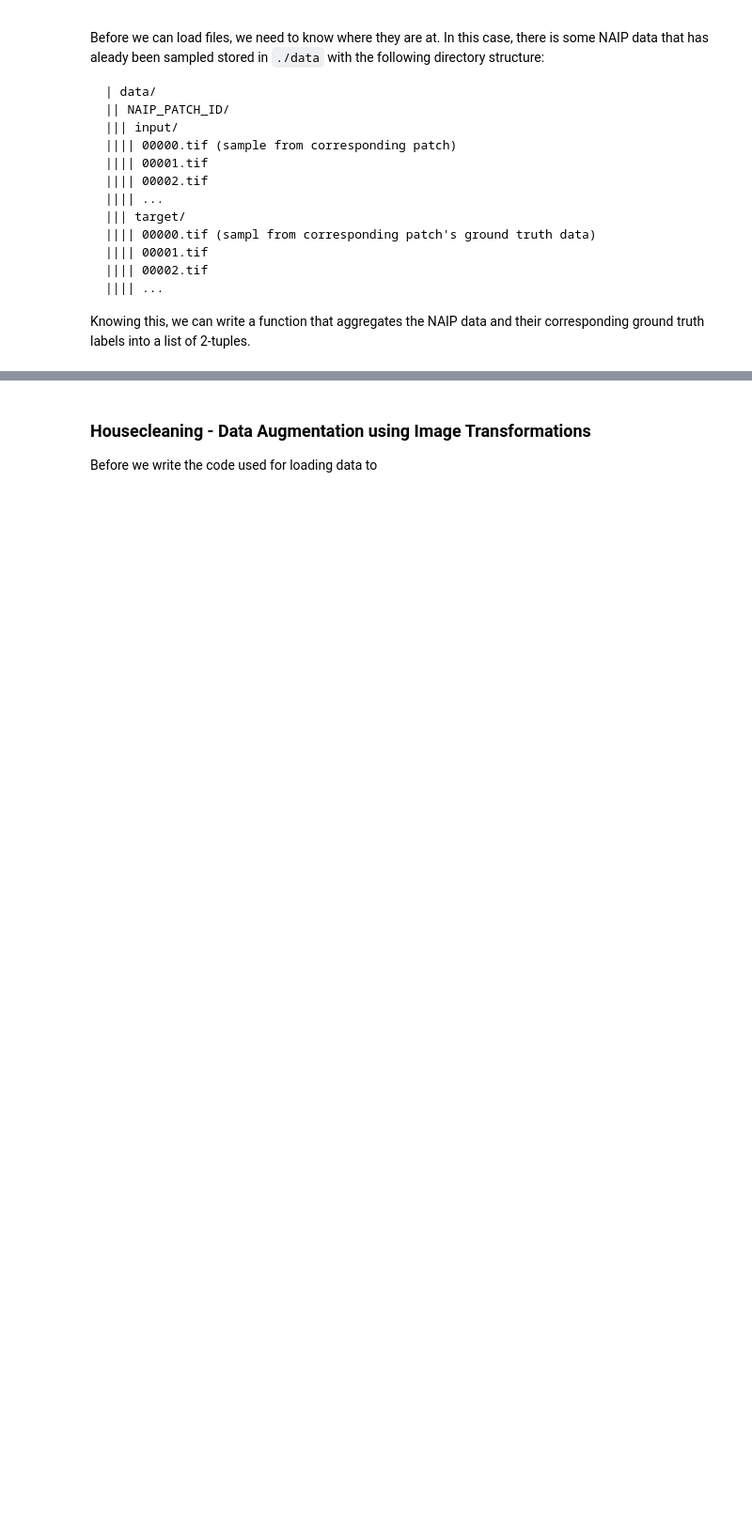
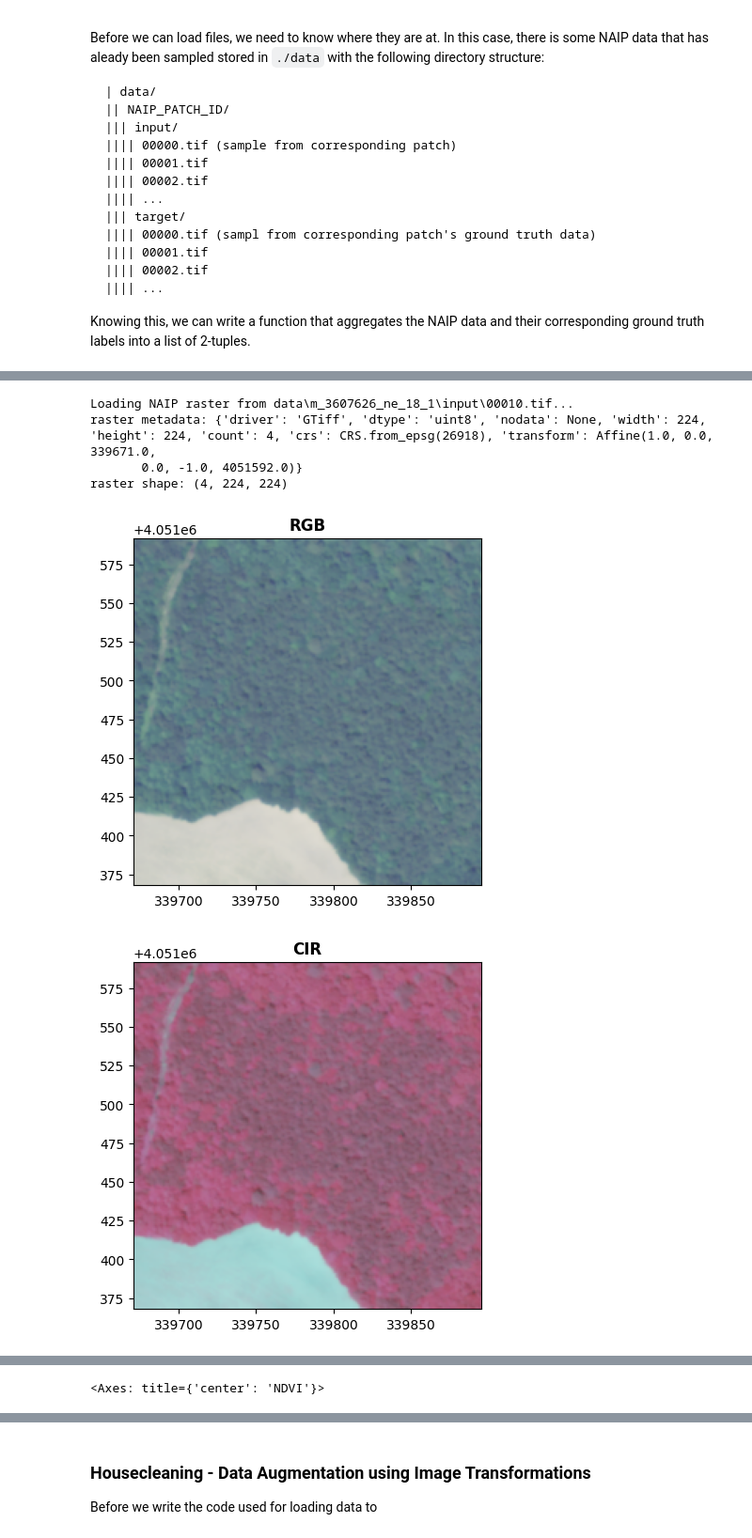
Before and after one commit to DakotaHester/NAIP_UNet_Example, a Jupyter notebook: main.ipynb, the cells around one changed output, grey strips where cells are left out. Shown at 94% size. Drawn from its saved outputs; the diff is of its cells as text; code cells hidden in the pictures; blank space fills up the shorter version.

```diff
--- a/main.ipynb
+++ b/main.ipynb
@@ -75,19 +75,0 @@ Found 2464 files
-# %%
-import rasterio
-import numpy as np
-from rasterio.plot import show
-
-src_file = './data/m_3607626_ne_18_1/input/00555.tif'
-with rasterio.open(src_file) as src:
-    meta = src.meta # grab geo metadata
-    data = src.read() # grab raster data (as numpy array)
-    red_band = src.read(1) # only grab red band (as numpy array)
-
-print('raster metadata:', meta)
-print('raster shape:', data.shape)
-print('red band raster shape:', red_band.shape)
-
-data_rgb = data[:3]
-show(data_rgb, transform=meta['transform'], vmin=0, vmax=255, title='RGB')
-data_cir = data[[1, 0, 3], :, :] # grab only the G R NIR bands
-show(data_cir, transform=meta['transform'], vmin=0, vmax=255, title='CIR')
@@ -101,0 +87,36 @@ red band raster shape: (224, 224)
+# %%
+import rasterio
+import numpy as np
+from rasterio.plot import show
+
+# grab a file path
+src_file = file_paths[10][0]
+print(f'Loading NAIP raster from {src_file}...')
+with rasterio.open(src_file) as src:
+    meta = src.meta # grab geo metadata
+    data = src.read() # grab raster data (as numpy array)
+    # NOTE: rasterio follows GDAL convention of 1-indexed bands when using .read()
+    # assert data[0] == src.read(1) # this is true
+
+# NOTE: NAIP imagery is stored as uint8, which means values range from 0-255
+# we can change the data type to make data manipulation easier. For example:
+data = data.astype(np.int16) # convert to int16 for more range (useful for indices like NDVI)
+
+
+print('raster metadata:', meta)
+print('raster shape:', data.shape) # NOTE: rasterio reads in (bands, rows, cols) format
+data_rgb = data[:3]
+data_cir = data[[3, 0, 1], :, :] # grab only the NIR R G bands
+data_ndvi = np.divide(np.subtract(data[3], data[0]), np.add(data[3], data[0])) # calculate NDVI using NumPy array operations
+
+# we can use rasterio.plot.show to plot the raster data with the correct geo transform
+show(data_rgb, transform=meta['transform'], vmin=0, vmax=255, title='RGB')
+show(data_cir, transform=meta['transform'], vmin=0, vmax=255, title='CIR')
+show(data_ndvi, transform=meta['transform'], vmin=0, vmax=1, cmap='Greens', title='NDVI')
+# %% [output]
+Loading NAIP raster from data\m_3607626_ne_18_1\input\00010.tif...
+raster metadata: {'driver': 'GTiff', 'dtype': 'uint8', 'nodata': None, 'width': 224, 'height': 224, 'count': 4, 'crs': CRS.from_epsg(26918), 'transform': Affine(1.0, 0.0, 339671.0,
+       0.0, -1.0, 4051592.0)}
+raster shape: (4, 224, 224)
+[figure, added]
+[figure, added]
@@ -101,0 +124 @@ red band raster shape: (224, 224)
+<Axes: title={'center': 'NDVI'}>
```
Also changed, not shown: parts of 8 cells of this notebook.
